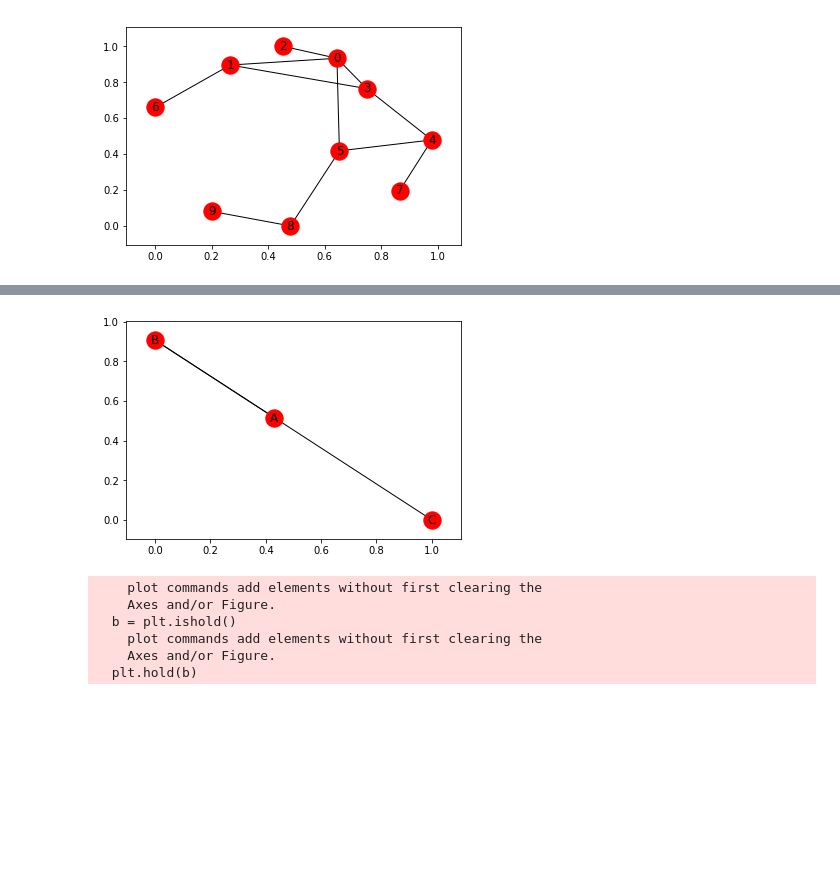
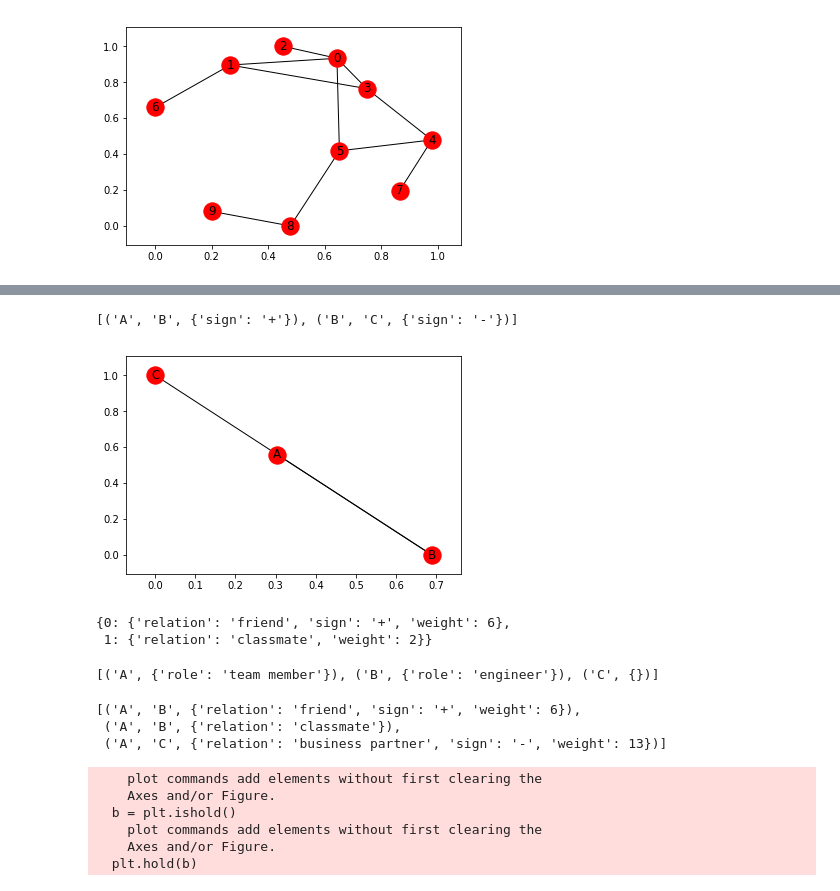
Before and after one commit to tukichen/Social-Network-Graph-Analysis-on-AWS, a Jupyter notebook: Loading Graphs in NetworkX.ipynb, the cells around one changed output, grey strips where cells are left out. Drawn from its saved outputs; the diff is of its cells as text; code cells hidden in the pictures; blank space fills up the shorter version.

```diff
--- a/Loading Graphs in NetworkX.ipynb
+++ b/Loading Graphs in NetworkX.ipynb
@@ -38,18 +28,37 @@ nx.draw_networkx(G2)
+# %%
+G2.edges(data= True)
+# %% [output]
+[('A', 'B', {'sign': '+'}), ('B', 'C', {'sign': '-'})]
 # %%
 # MultiGraph with attributes
 
 G=nx.MultiGraph()
 G.add_node('A',role='manager')
-G.add_edge('A','B',relation = 'friend')
-G.add_edge('A','C', relation = 'business partner')
-G.add_edge('A','B', relation = 'classmate')
+G.add_edge('A','B',weight= 6,  relation = 'friend', sign= '+')
+G.add_edge('A','C',weight= 13,  relation = 'business partner', sign= '-')
+G.add_edge('A','B',weight=2, relation = 'classmate')
 G.node['A']['role'] = 'team member'
 G.node['B']['role'] = 'engineer'
 
 # draw the network
 nx.draw_networkx(G)
 # %% [output]
-[figure, old version]
+[figure, new version]
+# %%
+G.edge['A']['B']
+# %% [output]
+{0: {'relation': 'friend', 'sign': '+', 'weight': 6},
+ 1: {'relation': 'classmate', 'weight': 2}}
+# %%
+G.nodes(data= True)
+# %% [output]
+[('A', {'role': 'team member'}), ('B', {'role': 'engineer'}), ('C', {})]
+# %%
+G.edges(data= True)
+# %% [output]
+[('A', 'B', {'relation': 'friend', 'sign': '+', 'weight': 6}),
+ ('A', 'B', {'relation': 'classmate'}),
+ ('A', 'C', {'relation': 'business partner', 'sign': '-', 'weight': 13})]
 # %%
 G = nx.dodecahedral_graph()
 nx.draw(G)
```
Also changed, not shown: parts of 1 cell of this notebook.
